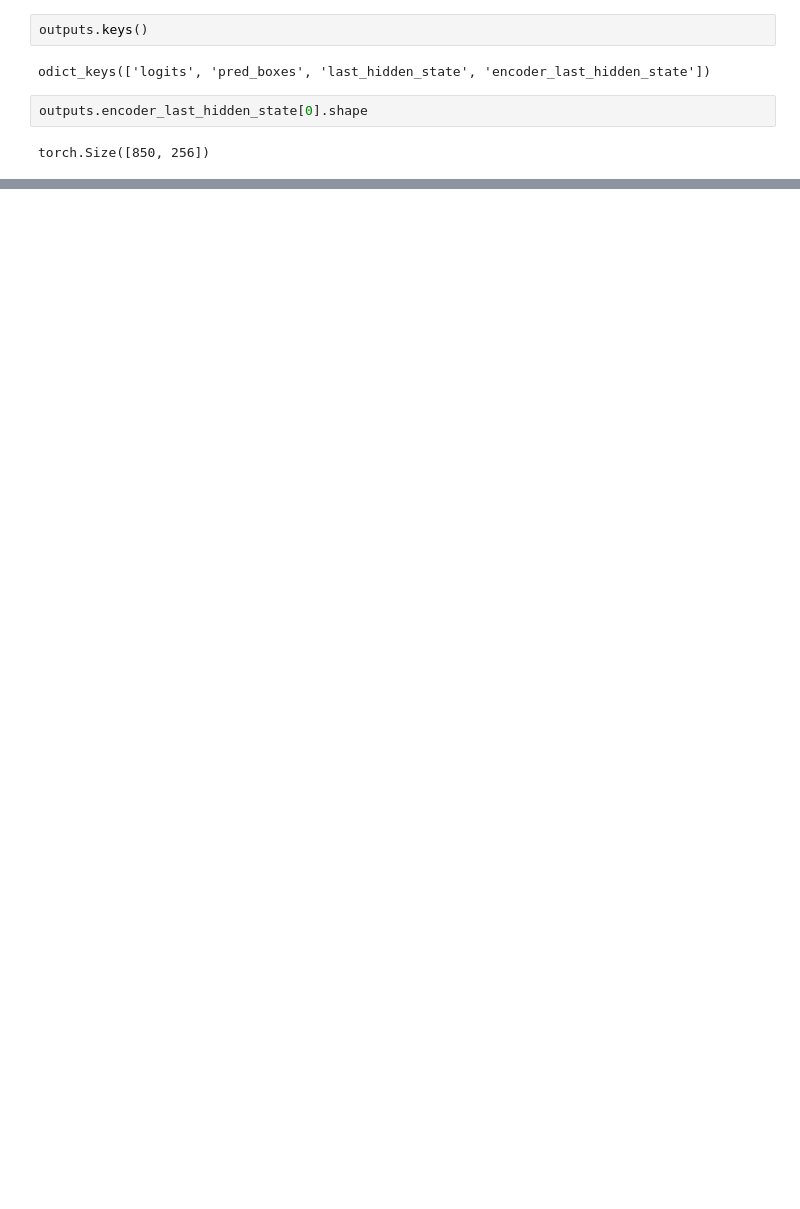
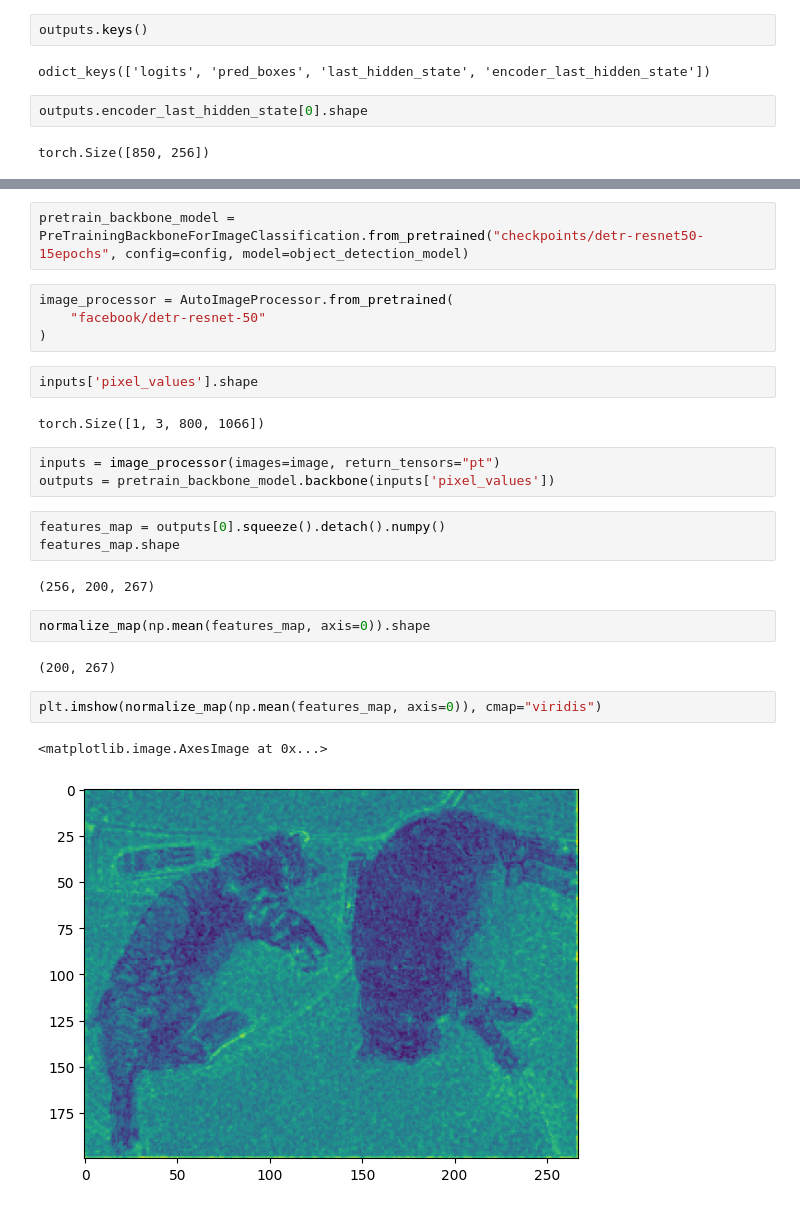
Before and after one commit to HichTala/Sandbox, a Jupyter notebook: feature_map_visualization.ipynb, the cells around one changed output, grey strips where cells are left out. Cells and saved outputs as stored; diff of their text form; blank space fills up the shorter version.

```diff
--- a/feature_map_visualization.ipynb
+++ b/feature_map_visualization.ipynb
@@ -90,0 +71,27 @@ plt.imshow(mean_map[1:-1, 1:-1], cmap="viridis")
+# %%
+pretrain_backbone_model = PreTrainingBackboneForImageClassification.from_pretrained("checkpoints/detr-resnet50-15epochs", config=config, model=object_detection_model)
+# %%
+image_processor = AutoImageProcessor.from_pretrained(
+    "facebook/detr-resnet-50"
+)
+# %%
+inputs['pixel_values'].shape
+# %% [output]
+torch.Size([1, 3, 800, 1066])
+# %%
+inputs = image_processor(images=image, return_tensors="pt")
+outputs = pretrain_backbone_model.backbone(inputs['pixel_values'])
+# %%
+features_map = outputs[0].squeeze().detach().numpy()
+features_map.shape
+# %% [output]
+(256, 200, 267)
+# %%
+normalize_map(np.mean(features_map, axis=0)).shape
+# %% [output]
+(200, 267)
+# %%
+plt.imshow(normalize_map(np.mean(features_map, axis=0)), cmap="viridis")
+# %% [output]
+<matplotlib.image.AxesImage at 0x...>
+[figure, added]
```
Also changed, not shown: parts of 13 cells of this notebook, 4 other files.
